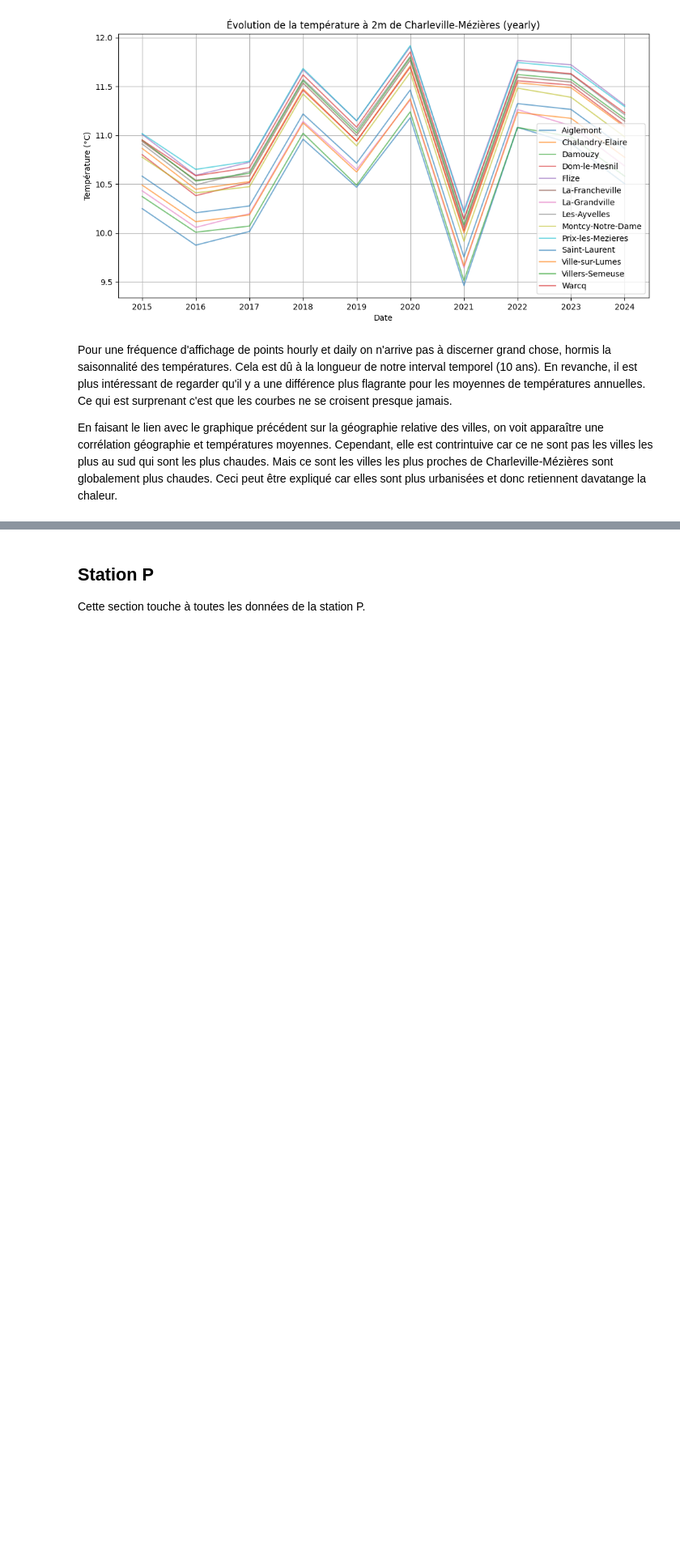
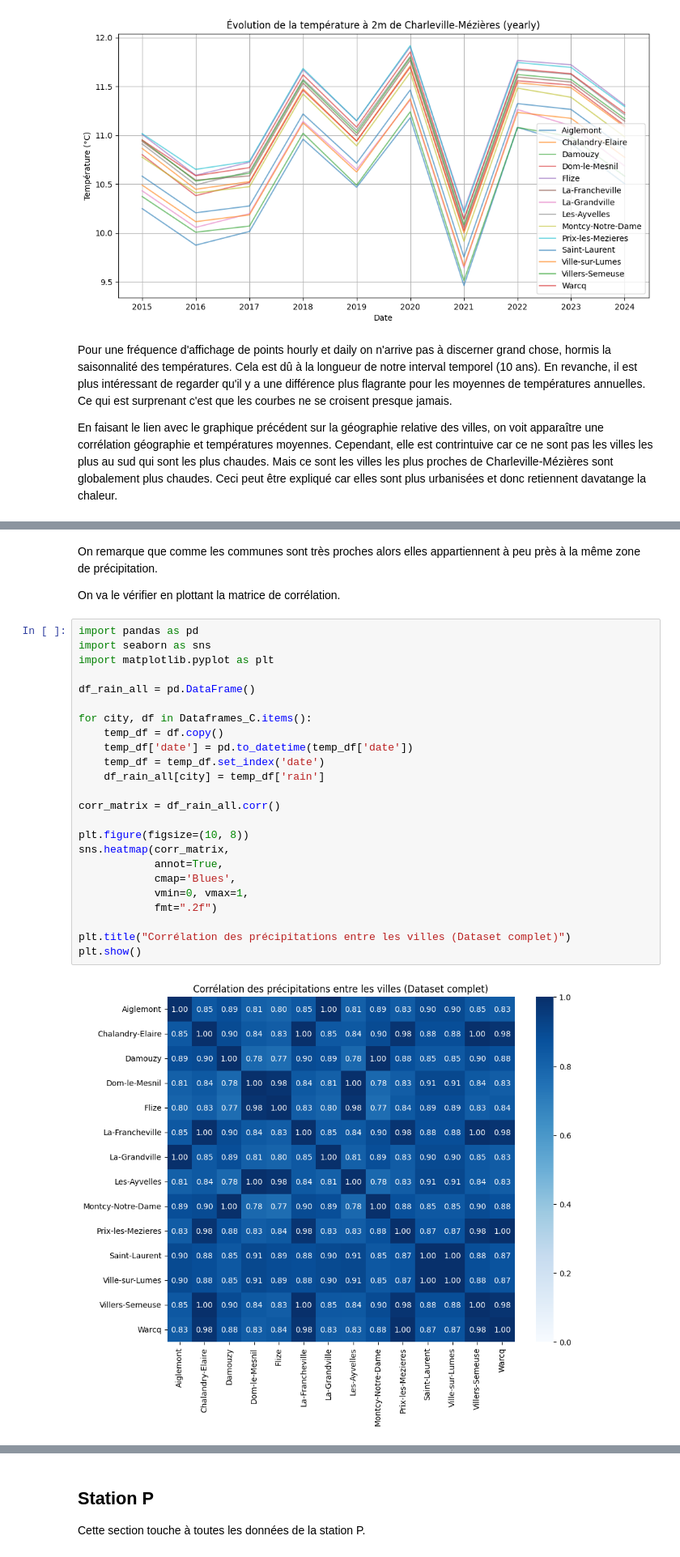
Before and after one commit to TortueAgile22/Capstone, a Jupyter notebook: py_ipynb_files/Data_Analysis.ipynb, the cells around one changed output, grey strips where cells are left out. Shown at 81% size. Drawn from its saved outputs; the diff is of its cells as text; blank space fills up the shorter version.

```diff
--- a/py_ipynb_files/Data_Analysis.ipynb
+++ b/py_ipynb_files/Data_Analysis.ipynb
@@ -266,0 +364,30 @@ En faisant le lien avec le graphique précédent sur la géographie relative des
+# %% [markdown]
+On remarque que comme les communes sont très proches alors elles appartiennent à peu près à la même zone de précipitation.
+
+On va le vérifier en plottant la matrice de corrélation.
+# %%
+import pandas as pd
+import seaborn as sns
+import matplotlib.pyplot as plt
+
+df_rain_all = pd.DataFrame()
+
+for city, df in Dataframes_C.items():
+    temp_df = df.copy()
+    temp_df['date'] = pd.to_datetime(temp_df['date'])
+    temp_df = temp_df.set_index('date')
+    df_rain_all[city] = temp_df['rain']
+
+corr_matrix = df_rain_all.corr()
+
+plt.figure(figsize=(10, 8))
+sns.heatmap(corr_matrix,
+            annot=True,
+            cmap='Blues',
+            vmin=0, vmax=1,
+            fmt=".2f")
+
+plt.title("Corrélation des précipitations entre les villes (Dataset complet)")
+plt.show()
+# %% [output]
+[figure, added]
```
Also changed, not shown: parts of 12 cells of this notebook.
